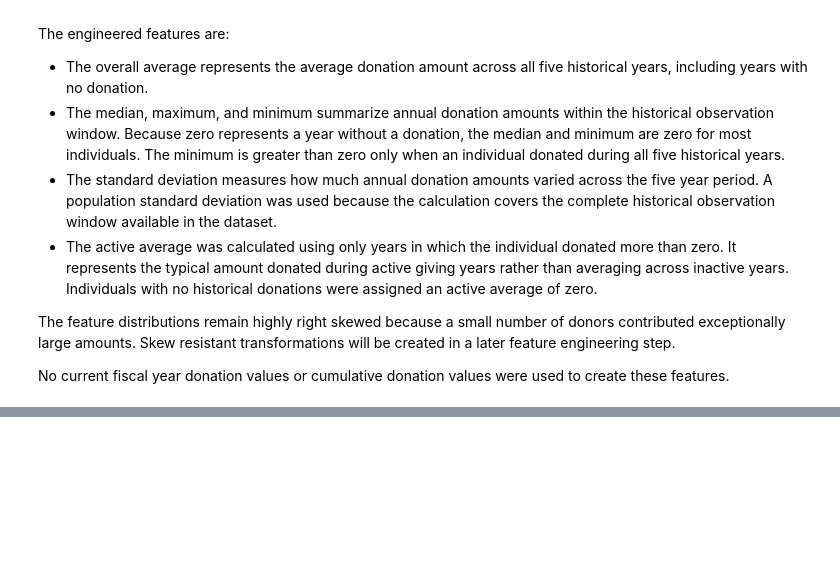
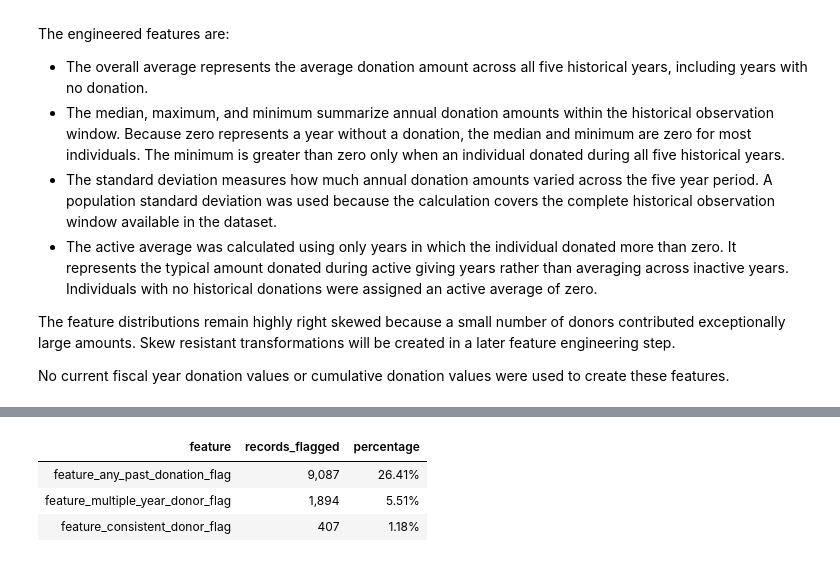
Before and after one commit to MDarkHead/red-cross-donor-prediction, a Jupyter notebook: notebooks/04_feature_engineering.ipynb, the cells around one changed output, grey strips where cells are left out. Drawn from its saved outputs; the diff is of its cells as text; code cells hidden in the pictures; blank space fills up the shorter version.

```diff
--- a/notebooks/04_feature_engineering.ipynb
+++ b/notebooks/04_feature_engineering.ipynb
@@ -1242,0 +1460,34 @@ No current fiscal year donation values or cumulative donation values were used t
+# %%
+# Summarize the binary donation frequency indicators
+donation_frequency_flag_summary = pd.DataFrame(
+    {
+        "feature": [
+            "feature_any_past_donation_flag",
+            "feature_multiple_year_donor_flag",
+            "feature_consistent_donor_flag",
+        ],
+        "records_flagged": [
+            df["feature_any_past_donation_flag"].sum(),
+            df["feature_multiple_year_donor_flag"].sum(),
+            df["feature_consistent_donor_flag"].sum(),
+        ],
+    }
+)
+
+donation_frequency_flag_summary["percentage"] = (
+    donation_frequency_flag_summary["records_flagged"]
+    / len(df)
+    * 100
+).round(2)
+
+display(
+    donation_frequency_flag_summary.style.format({
+        "percentage": lambda x: f"{x:,.2f}".rstrip('0').rstrip('.') + "%" if isinstance(x, (int, float)) else x,
+        "records_flagged": lambda x: f"{x:,.2f}".rstrip('0').rstrip('.') if isinstance(x, (int, float)) else x
+    }).hide(axis="index")
+)
+# %% [output]
+| feature | records_flagged | percentage |
+| feature_any_past_donation_flag | 9,087 | 26.41% |
+| feature_multiple_year_donor_flag | 1,894 | 5.51% |
+| feature_consistent_donor_flag | 407 | 1.18% |
```
Also changed, not shown: parts of 5 cells of this notebook.
